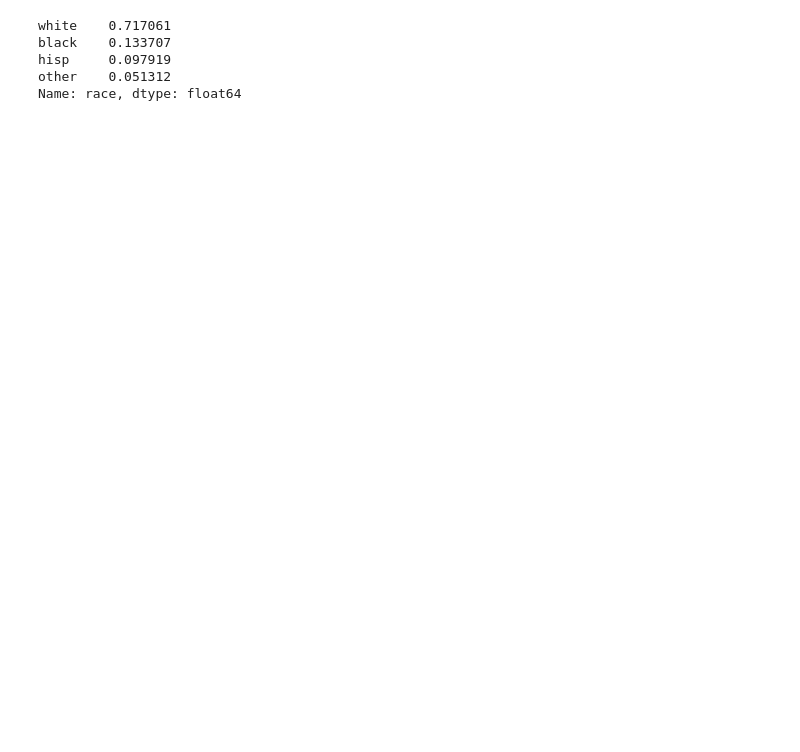
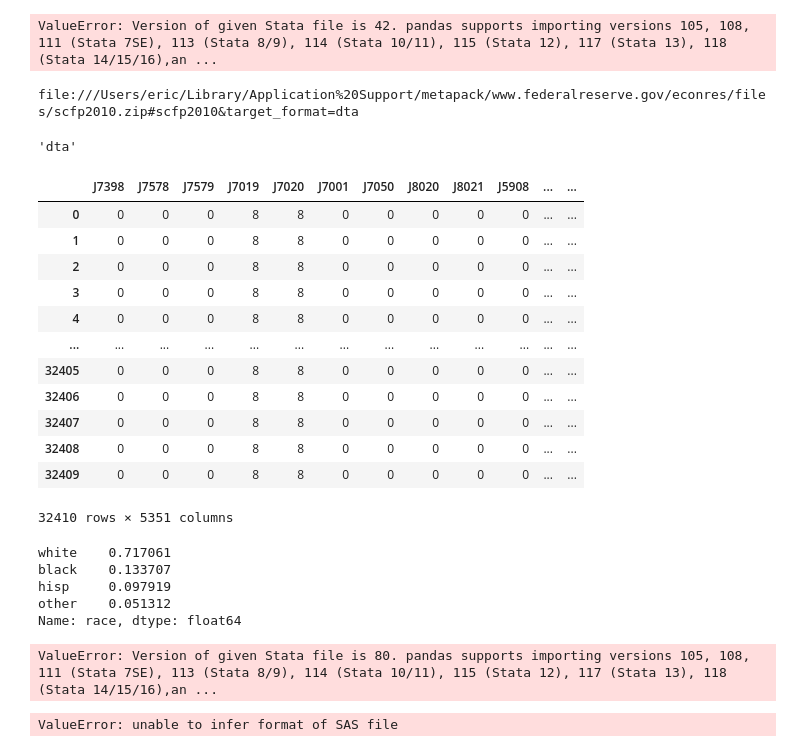
Before and after one commit to metatab-packages/federalreserve.gov-consumer_finances, a Jupyter notebook: notebooks/Explore.ipynb, the cells around one changed output. Drawn from its saved outputs; the diff is of its cells as text; code cells hidden in the pictures; blank space fills up the shorter version.

```diff
--- a/notebooks/Explore.ipynb
+++ b/notebooks/Explore.ipynb
@@ -36,3 +36,35 @@ df = pkg.resource('scf_inherit').dataframe()
+# %%
+df = pkg.reference('scf_extract_10').dataframe()
+# %% [output]
+ValueError: Version of given Stata file is 42. pandas supports importing versions 105, 108, 111 (Stata 7SE), 113 (Stata 8/9), 114 (Stata 10/11), 115 (Stata 12), 117 (Stata 13), 118 (Stata 14/15/16),an ...
+# %%
+from rowgenerators import parse_app_url
+u = 'https://www.federalreserve.gov/econres/files/scfp2010.zip#scfp2010&target_format=dta'
+r = parse_app_url(u).get_resource()
+
+
+print(r)
+
+r.target_format
+# %% [output]
+file:///Users/eric/Library/Application%20Support/metapack/www.federalreserve.gov/econres/files/scfp2010.zip#scfp2010&target_format=dta
+'dta'
+# %%
+df
+# %% [output]
+|  | J7398 | J7578 | J7579 | J7019 | J7020 | J7001 | J7050 | J8020 | J8021 | J5908 | ... | ... |
+| 0 | 0 | 0 | 0 | 8 | 8 | 0 | 0 | 0 | 0 | 0 | ... | ... |
+| 1 | 0 | 0 | 0 | 8 | 8 | 0 | 0 | 0 | 0 | 0 | ... | ... |
+| 2 | 0 | 0 | 0 | 8 | 8 | 0 | 0 | 0 | 0 | 0 | ... | ... |
+| 3 | 0 | 0 | 0 | 8 | 8 | 0 | 0 | 0 | 0 | 0 | ... | ... |
+| 4 | 0 | 0 | 0 | 8 | 8 | 0 | 0 | 0 | 0 | 0 | ... | ... |
+| ... | ... | ... | ... | ... | ... | ... | ... | ... | ... | ... | ... | ... |
+| 32405 | 0 | 0 | 0 | 8 | 8 | 0 | 0 | 0 | 0 | 0 | ... | ... |
+| 32406 | 0 | 0 | 0 | 8 | 8 | 0 | 0 | 0 | 0 | 0 | ... | ... |
+| 32407 | 0 | 0 | 0 | 8 | 8 | 0 | 0 | 0 | 0 | 0 | ... | ... |
+| 32408 | 0 | 0 | 0 | 8 | 8 | 0 | 0 | 0 | 0 | 0 | ... | ... |
+| 32409 | 0 | 0 | 0 | 8 | 8 | 0 | 0 | 0 | 0 | 0 | ... | ... |
+32410 rows × 5351 columns
 # %%
 df.race.value_counts()/len(df)
 # %% [output]
@@ -43,3 +75,11 @@ other    0.051312
 Name: race, dtype: float64
 # %%
 df.race_2.value_counts()
+# %%
+pd.read_stata('https://www.federalreserve.gov/econres/files/scf2010s.zip')
+# %% [output]
+ValueError: Version of given Stata file is 80. pandas supports importing versions 105, 108, 111 (Stata 7SE), 113 (Stata 8/9), 114 (Stata 10/11), 115 (Stata 12), 117 (Stata 13), 118 (Stata 14/15/16),an ...
+# %%
+pd.read_sas('/Users/eric/Downloads/scf2010x.zip')
+# %% [output]
+ValueError: unable to infer format of SAS file
```
Also changed, not shown: parts of 2 cells of this notebook, 1 other file.
